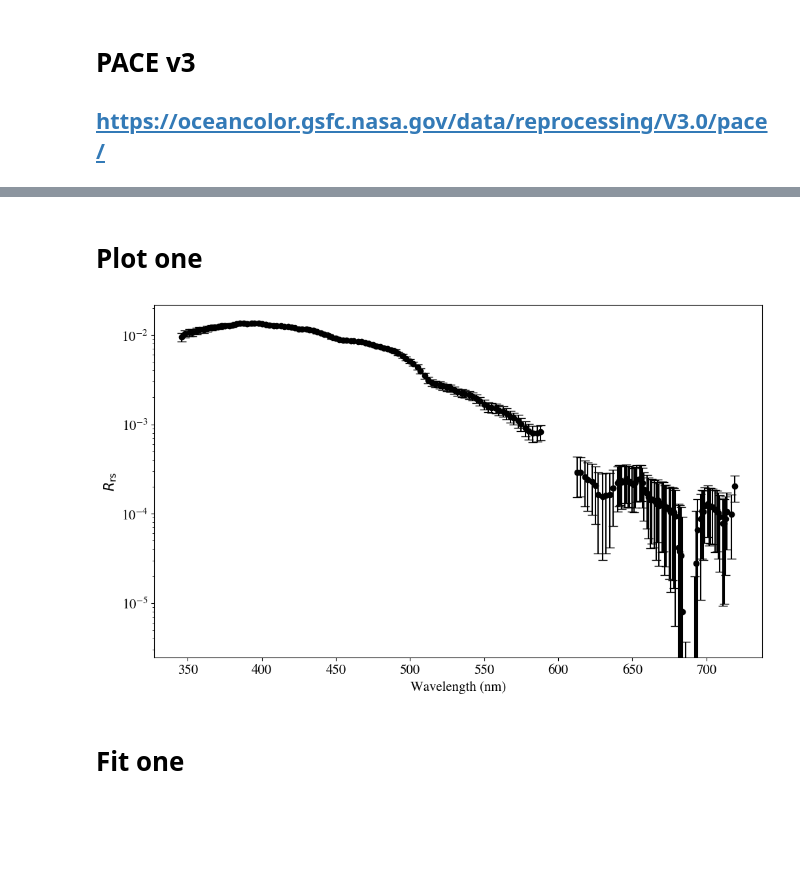
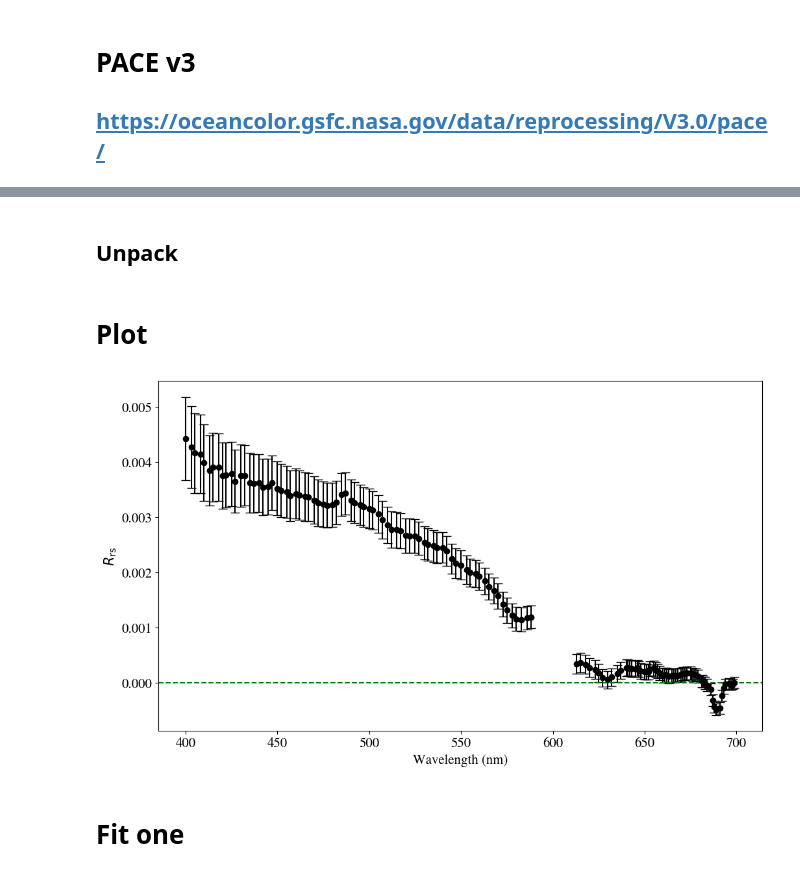
Before and after one commit to ocean-colour/bing, a Jupyter notebook: papers/biomass/Analysis/Fit_GIOP_and_BING.ipynb, the cells around one changed output, grey strips where cells are left out. Drawn from its saved outputs; the diff is of its cells as text; code cells hidden in the pictures; blank space fills up the shorter version.

```diff
--- a/papers/biomass/Analysis/Fit_GIOP_and_BING.ipynb
+++ b/papers/biomass/Analysis/Fit_GIOP_and_BING.ipynb
@@ -79,0 +38,11 @@ Attributes: (12/45)
+# %%
+match_file = 'matched_argo_bgc_profiles_bbp.csv'
+# Load up Argo profiles, already matched to PACE
+matched = pandas.read_csv(match_file)
+
+# Load up PACE granules
+granules, pace = load_from_json('PACE_50clouds.json')
+# %%
+idx = 0
+imatched = matched.iloc[idx]
+imatched
@@ -79,0 +69,4 @@ Attributes: (12/45)
+# %%
+fits_file = m_fitting.set_outfile(imatched)
+fits = np.load(fits_file)
+list(fits.keys())
@@ -79,0 +87,6 @@ Attributes: (12/45)
+# %% [markdown]
+## Unpack
+# %%
+wave = fits['wave'][0]
+Rrs = fits['Rrs'][0]
+Rrs_sig =fits['Rrs_sig'][0]
@@ -80,22 +96,21 @@ Attributes: (12/45)
 # %% [markdown]
-# Plot one
+# Plot
 # %%
-ix,iy = 1000, 200
 fig = plt.figure(figsize=(12,7))
 ax = plt.gca()
 #
-ax.errorbar(xds.wavelength, xds.Rrs[ix,iy,:], yerr=xds.Rrs_unc[ix,iy,:],
-                color='k',  fmt='o', capsize=5)
+ax.errorbar(wave, Rrs, yerr=Rrs_sig, color='k',  fmt='o', capsize=5)
 #
-ax.set_yscale('log')
+#ax.set_yscale('log')
 ax.set_xlabel('Wavelength (nm)')
 ax.set_ylabel(r'$R_{\rm rs}$')
+ax.axhline(0., color='g', ls='--')
 #
 plotting.set_fontsize(ax, 15.)
 #
 plt.show()
 # %% [output]
-[figure, old version]
+[figure, new version]
 # %% [markdown]
 # Fit one
 # %% [markdown]
```
Also changed, not shown: parts of 62 cells of this notebook, 1 other file.
